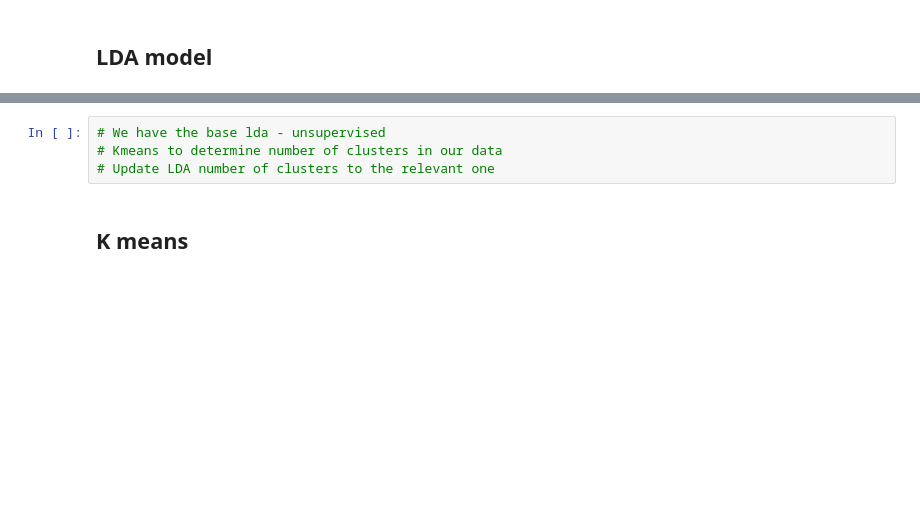
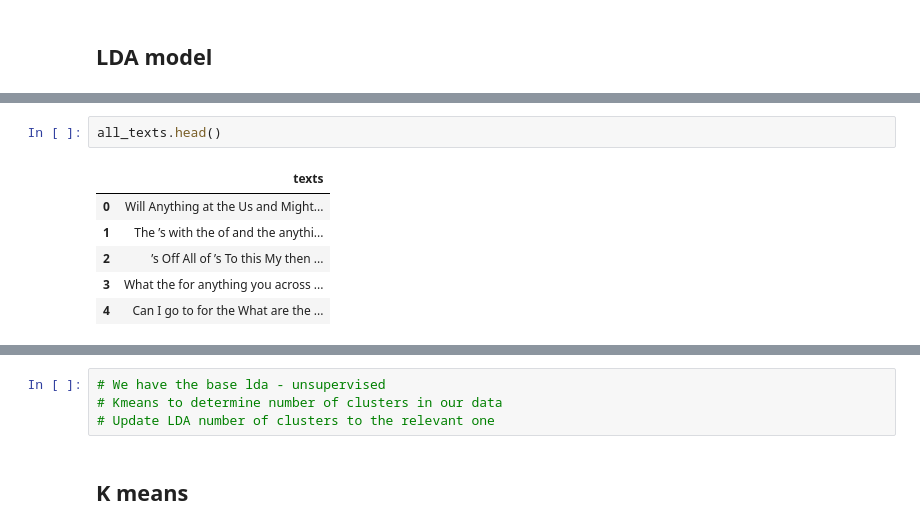
Before and after one commit to martafillol/affinity_at_scale, a Jupyter notebook: notebooks/LDA_model.ipynb, the cells around one changed output, grey strips where cells are left out. Drawn from its saved outputs; the diff is of its cells as text; blank space fills up the shorter version.

```diff
--- a/notebooks/LDA_model.ipynb
+++ b/notebooks/LDA_model.ipynb
@@ -196,0 +238,9 @@ See the caveats in the documentation: https://pandas.pydata.org/pandas-docs/stab
+# %%
+all_texts.head()
+# %% [output]
+|  | texts |
+| 0 | Will Anything at the Us and Might... |
+| 1 | The ’s with the of and the anythi... |
+| 2 | ’s Off All of ’s To this My then ... |
+| 3 | What the for anything you across ... |
+| 4 | Can I go to for the What are the ... |
```
Also changed, not shown: parts of 18 cells of this notebook, 3 other files.
